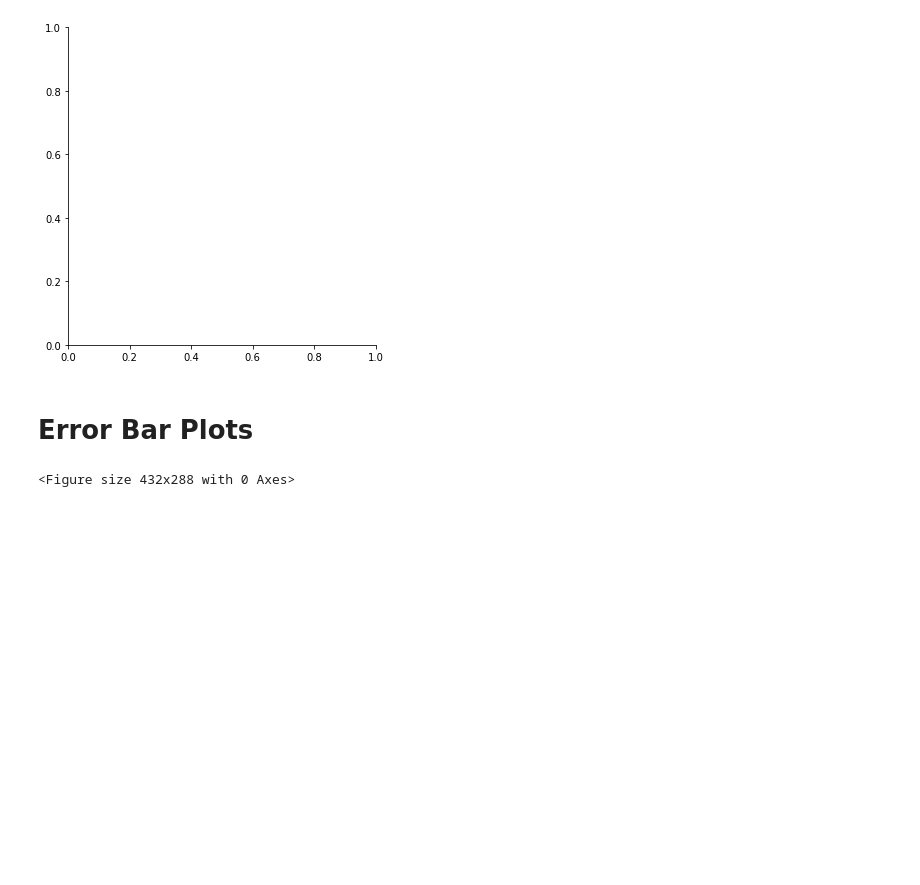
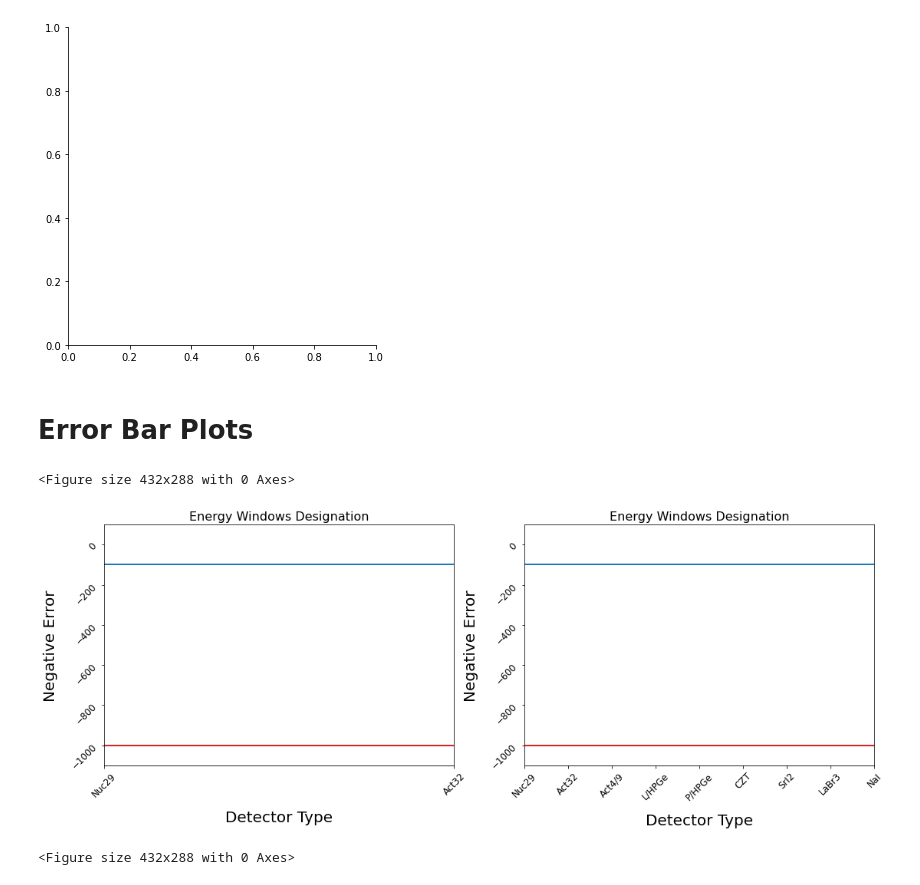
Before and after one commit to opotowsky/process_results, a Jupyter notebook: gamspec_mll_scikit_compare.ipynb, the cells around one changed output. Saved outputs shown, nothing was run; the diff lists cells and outputs as text; code cells hidden in the pictures; blank space fills up the shorter version.

```diff
--- a/gamspec_mll_scikit_compare.ipynb
+++ b/gamspec_mll_scikit_compare.ipynb
@@ -81,7 +110,8 @@ box_plot('burnup', 'Energy Window List: n31')
 # %% [markdown]
 # Error Bar Plots
 # %%
-with open(rdrive + 'processed_results/metrics_results_dict_mll_scikit_compare.pkl', 'rb') as handle:
+#with open(rdrive + 'processed_results/metrics_results_dict_mll_scikit_compare.pkl', 'rb') as handle:
+with open(rdrive + 'processed_results/median_err_metrics_results_dict_mll_scikit_compare.pkl', 'rb') as handle:
     results = pickle.load(handle)
 # %%
 x = ['Nuc29', 'Act32', 'Act4/9', 'L/HPGe', 'P/HPGe', 'CZT', 'SrI2', 'LaBr3', 'NaI']
@@ -125,39 +168,50 @@ def plot_by_alg(a, ax, fig, plotdf, metric, std):
 # %%
 def plot(pred_param, title, plttype, pred_min):
     plt.clf()
-    fig, axs = plt.subplots(nrows=1, ncols=3, sharex=True, sharey=True, figsize=(18,6))
+    #fig, axs = plt.subplots(nrows=1, ncols=3, sharex=True, sharey=True, figsize=(18,6))
+    fig, axs = plt.subplots(nrows=1, ncols=2, sharex=True, sharey=False, figsize=(18,6))
     axs[1].set_xlabel('Detector Type', fontsize=20, labelpad=15)
+    axs[0].set_xlabel('Detector Type', fontsize=20, labelpad=15)
     if pred_param == 'reactor':
         axs[0].set_ylabel('Accuracy Score', fontsize=20, labelpad=15)
         metric = scrcol[0]
         std = scrcol[1]
     else:
-        err = 'Negative MAE'
+        #err = 'Negative MAE'
+        err = 'Negative MedAE'
+        err = 'Negative Error'
         if pred_param == 'burnup':
             yaxlbl = err + ' [MWd/MTU]'
         elif pred_param == 'enrichment':
             yaxlbl = err + ' [% U235]'
         else:
             yaxlbl = err + ' [days]'
+        yaxlbl = err
         axs[0].set_ylabel(yaxlbl, fontsize=20, labelpad=15)
+        axs[1].set_ylabel(yaxlbl, fontsize=20, labelpad=15)
         metric = errcol[0]
         std = errcol[1]
 
     plotdf = results[pred_param]
     for a, ax in enumerate(axs):
-        if plttype == 'enlist':
-            plot_by_enlist(a, ax, fig, plotdf, metric, std)
+        #if plttype == 'enlist':
+        #    plot_by_enlist(a, ax, fig, plotdf, metric, std)
+        #elif plttype == 'enlist_med':
+        #    plot_by_enlist_med(a, ax, fig, plotdf, 'Neg MedAE', 'MedAE IQR')
+        #else:
+        #    plot_by_alg(a, ax, fig, plotdf, metric, std)
+        ax.tick_params(labelsize=12, labelrotation=45)
+        #if pred_param == 'reactor':
+        #    ax.set_ylim(None, 1.15)
+        #elif pred_param == 'burnup':
+        #    ax.set_ylim(None, 480)
+        if pred_param == 'cooling':
+            ax.set_ylim(-380, None)
         else:
-            plot_by_alg(a, ax, fig, plotdf, metric, std)
-        ax.tick_params(labelsize=12, labelrotation=45)
-        if pred_param == 'reactor':
-            ax.set_ylim(None, 1.15)
-        elif pred_param == 'burnup':
-            ax.set_ylim(None, 480)
-        elif pred_param == 'cooling':
-            ax.set_ylim(-380, 49)
-        else:
-            ax.set_ylim(None, 0.249)
+            ax.set_ylim(-1099, 99)
+        #    ax.set_ylim(None, 0.249)
+        ax.set_title('Energy Windows Designation', fontsize=16)
+        plt.xticks(_x, x)
         hcolor = ['tab:red', 'tab:blue']
         for w, pmin in enumerate(pred_min):
             ax.axhline(y=pmin, color=hcolor[w], linestyle='-', linewidth=2)
@@ -167,7 +221,13 @@ def plot(pred_param, title, plttype, pred_min):
     plt.show()
 
     sv_fig = './plots/detector_preds_wrt_' + plttype + '_' + pred_param + '.png'
+    sv_fig = 'plot_description.png'
     fig.savefig(sv_fig, bbox_inches='tight', transparent=True)
+# %%
+plot('burnup', '', 'alg', [-1000, -100])
+# %% [output]
+<Figure size 432x288 with 0 Axes>
+[figure, added]
 # %%
 rxtr_min = [0.76, 0.95]
 plot('reactor', 'Reactor Type Prediction', 'enlist', rxtr_min)
```
Also changed, not shown: parts of 10 cells of this notebook, 1 other file.
